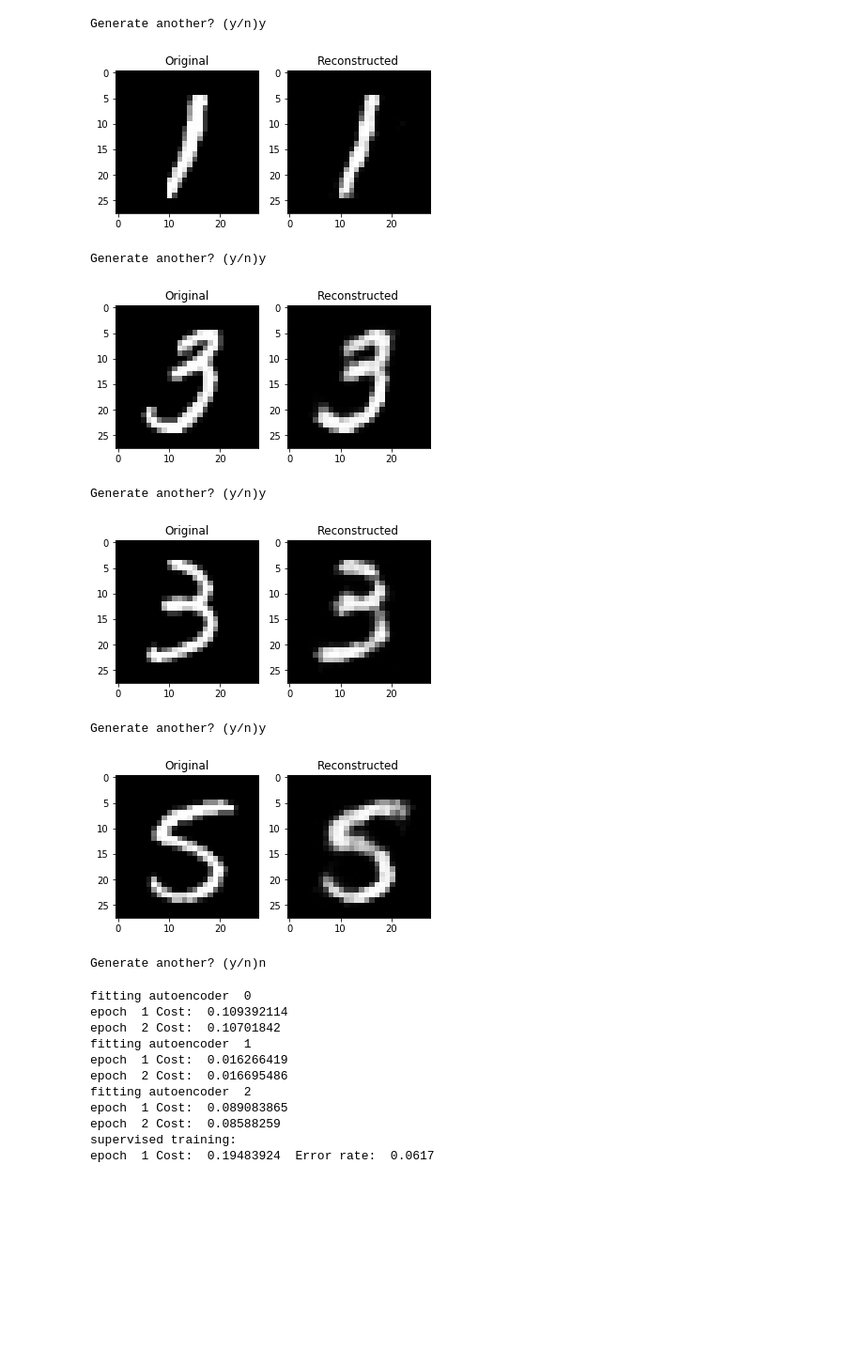
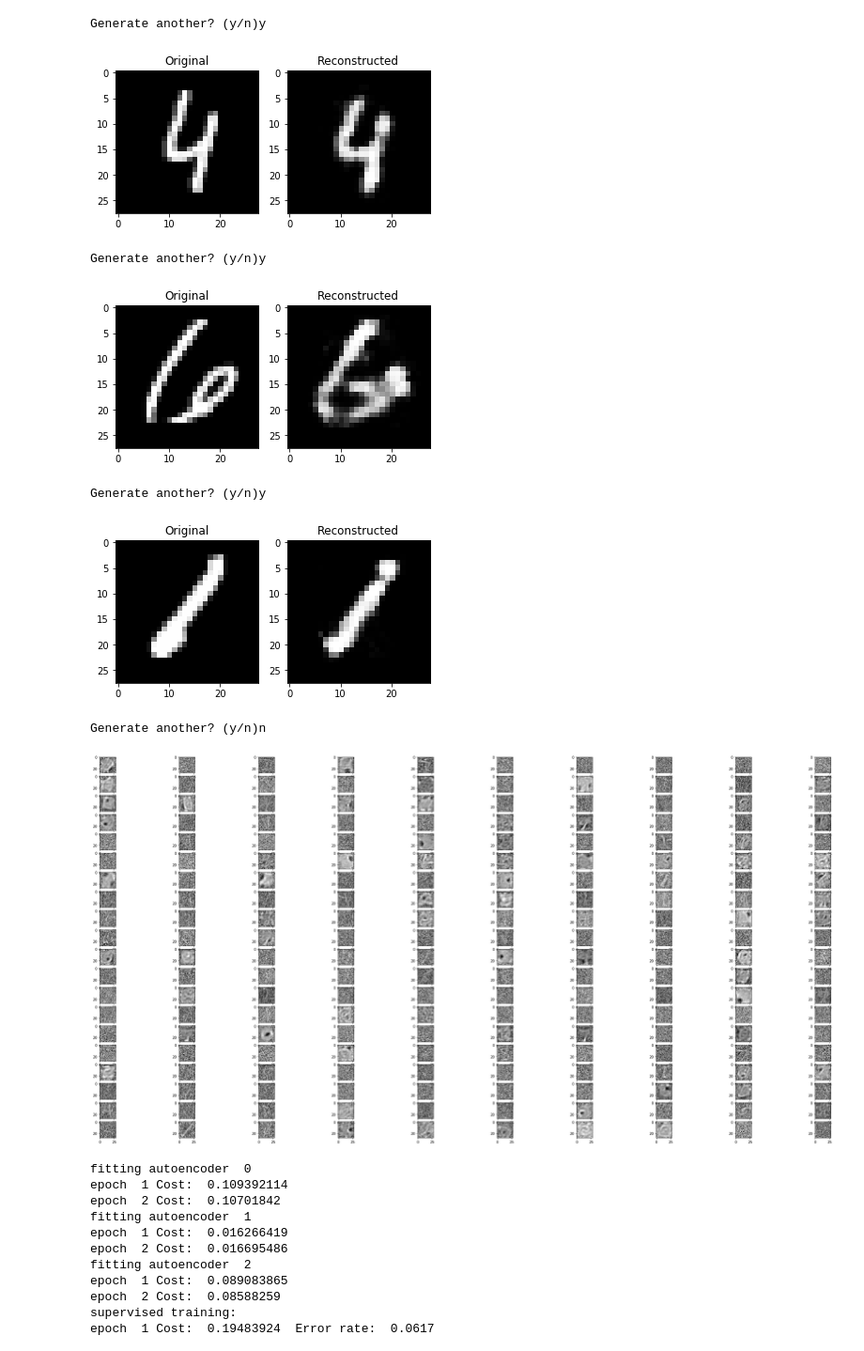
Before and after one commit to suchy1713/ML-Learning, a Jupyter notebook: 4_unsupervised_dl/autoencoder_tf.ipynb, the cells around one changed output. Shown at 94% size. Cells and saved outputs as stored; diff of their text form; code cells hidden in the pictures; blank space fills up the shorter version.

Commit message:
added learned features vis

```diff
--- a/4_unsupervised_dl/autoencoder_tf.ipynb
+++ b/4_unsupervised_dl/autoencoder_tf.ipynb
@@ -66,6 +66,9 @@ class AutoEncoder(object):
     def predict(self, X):
         return self.session.run(self.X_hat, feed_dict={self.X_in: X})
 
+    def get_weights(self):
+        return self.session.run(self.W)
+
 class StackedAE(object):
     def __init__(self, D, hidden_layer_sizes, K):
         self.hidden_layers = []
@@ -142,5 +149,5 @@ x_test = x_test.reshape((len(x_test), np.prod(x_test.shape[1:])))
 # %%
-ae = AutoEncoder(x_train.shape[1], 300, 0)
+ae = AutoEncoder(x_train.shape[1], 200, 0)
 init_op = tf.global_variables_initializer()
 with tf.Session() as session:
     session.run(init_op)
@@ -165,5 +172,13 @@ with tf.Session() as session:
         ans = input("Generate another? (y/n)")
         if ans and ans[0] in ('n' or 'N'):
             done = True
+
+    #visualizing learned features
+    weights = ae.get_weights().T
+    plt.figure(figsize = (40, 20))
+    for j in range(200):
+        plt.subplot(20, 10, j+1)
+        feature = weights[j, :]
+        plt.imshow(feature.reshape(28, 28), cmap='gray')
 # %% [output]
 fitting autoencoder  0
@@ -173,12 +188,11 @@ epoch  1 Cost:  0.1172932
 Generate another? (y/n)y
-[figure, old version]
+[figure, new version]
 Generate another? (y/n)y
-[figure, old version]
+[figure, new version]
 Generate another? (y/n)y
-[figure, old version]
+[figure, new version]
-Generate another? (y/n)y
+Generate another? (y/n)n
-[figure, old version]
+[figure, new version]
-Generate another? (y/n)n
 # %%
 D = x_train.shape[1]
 K = len(set(y_train))
```
Also changed, not shown: parts of 2 cells of this notebook.
